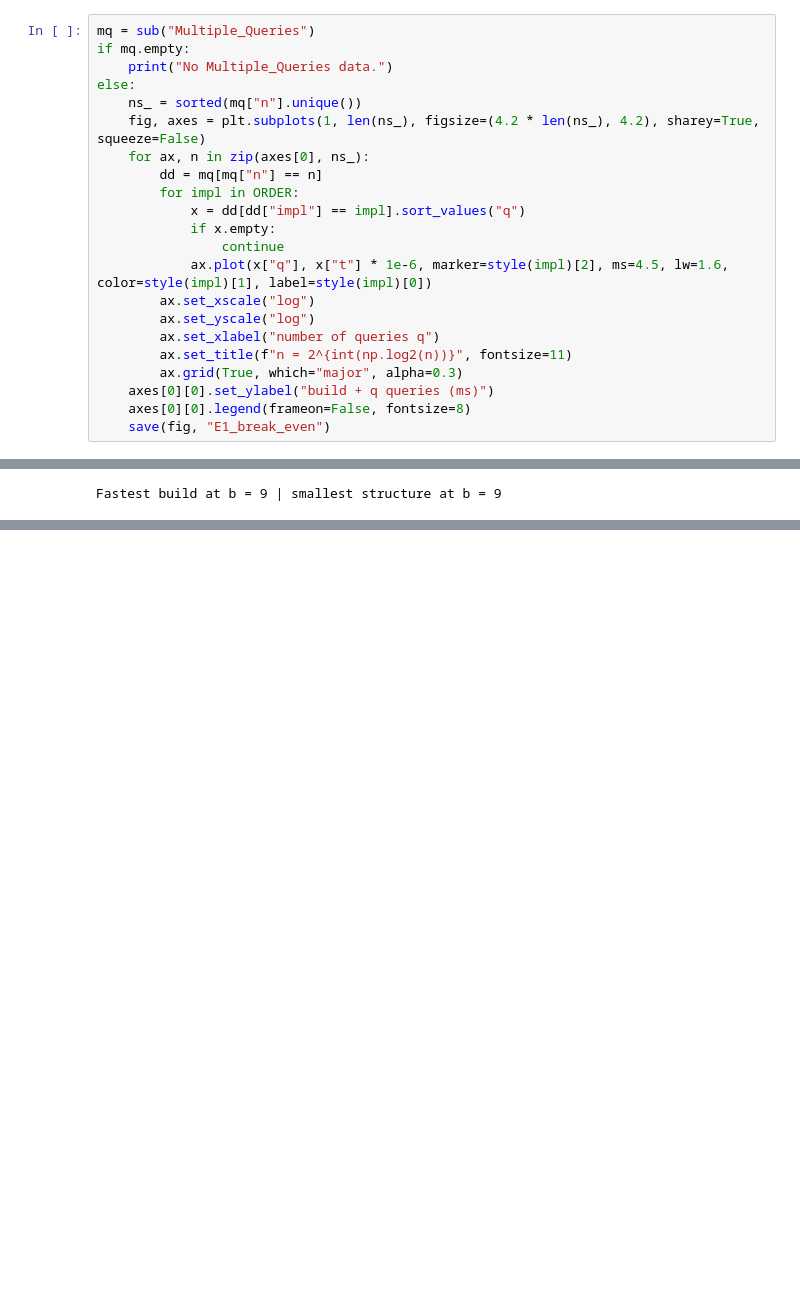
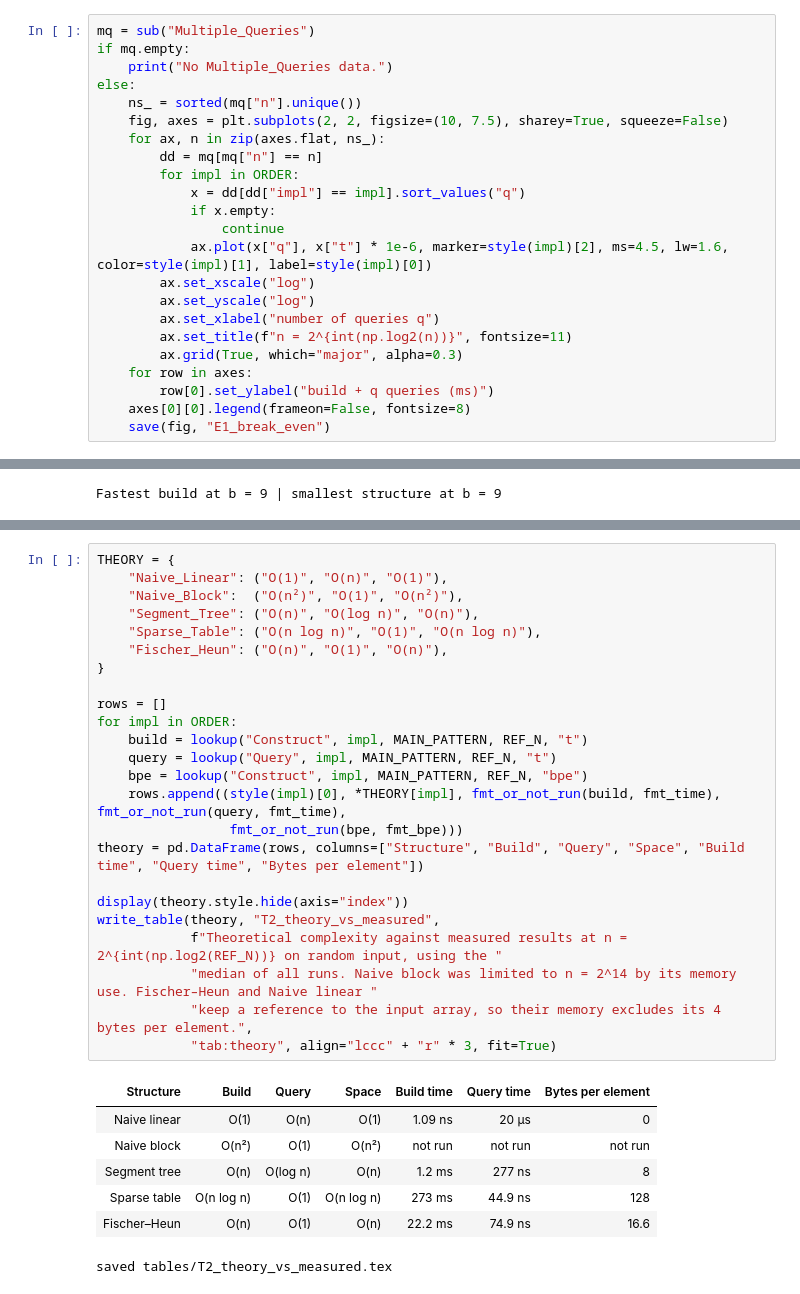
Before and after one commit to replicantStarr/Range-Minimum-Query-Implementation-Comparisons, a Jupyter notebook: analysis/rmq_plot_analysis.ipynb, the cells around one changed output, grey strips where cells are left out. Cells and saved outputs as stored; diff of their text form; blank space fills up the shorter version.

```diff
--- a/analysis/rmq_plot_analysis.ipynb
+++ b/analysis/rmq_plot_analysis.ipynb
@@ -596,8 +597,8 @@ if mq.empty:
     print("No Multiple_Queries data.")
 else:
     ns_ = sorted(mq["n"].unique())
-    fig, axes = plt.subplots(1, len(ns_), figsize=(4.2 * len(ns_), 4.2), sharey=True, squeeze=False)
-    for ax, n in zip(axes[0], ns_):
+    fig, axes = plt.subplots(2, 2, figsize=(10, 7.5), sharey=True, squeeze=False)
+    for ax, n in zip(axes.flat, ns_):
         dd = mq[mq["n"] == n]
         for impl in ORDER:
             x = dd[dd["impl"] == impl].sort_values("q")
@@ -609,6 +610,7 @@ else:
         ax.set_xlabel("number of queries q")
         ax.set_title(f"n = 2^{int(np.log2(n))}", fontsize=11)
         ax.grid(True, which="major", alpha=0.3)
-    axes[0][0].set_ylabel("build + q queries (ms)")
+    for row in axes:
+        row[0].set_ylabel("build + q queries (ms)")
     axes[0][0].legend(frameon=False, fontsize=8)
     save(fig, "E1_break_even")
@@ -673,0 +777,32 @@ Fastest build at b = 9 | smallest structure at b = 9
+# %%
+THEORY = {
+    "Naive_Linear": ("O(1)", "O(n)", "O(1)"),
+    "Naive_Block":  ("O(n²)", "O(1)", "O(n²)"),
+    "Segment_Tree": ("O(n)", "O(log n)", "O(n)"),
+    "Sparse_Table": ("O(n log n)", "O(1)", "O(n log n)"),
+    "Fischer_Heun": ("O(n)", "O(1)", "O(n)"),
+}
+
+rows = []
+for impl in ORDER:
+    build = lookup("Construct", impl, MAIN_PATTERN, REF_N, "t")
+    query = lookup("Query", impl, MAIN_PATTERN, REF_N, "t")
+    bpe = lookup("Construct", impl, MAIN_PATTERN, REF_N, "bpe")
+    rows.append((style(impl)[0], *THEORY[impl], fmt_or_not_run(build, fmt_time), fmt_or_not_run(query, fmt_time),
+                 fmt_or_not_run(bpe, fmt_bpe)))
+theory = pd.DataFrame(rows, columns=["Structure", "Build", "Query", "Space", "Build time", "Query time", "Bytes per element"])
+
+display(theory.style.hide(axis="index"))
+write_table(theory, "T2_theory_vs_measured",
+            f"Theoretical complexity against measured results at n = 2^{int(np.log2(REF_N))} on random input, using the "
+            "median of all runs. Naive block was limited to n = 2^14 by its memory use. Fischer–Heun and Naive linear "
+            "keep a reference to the input array, so their memory excludes its 4 bytes per element.",
+            "tab:theory", align="lccc" + "r" * 3, fit=True)
+# %% [output]
+| Structure | Build | Query | Space | Build time | Query time | Bytes per element |
+| Naive linear | O(1) | O(n) | O(1) | 1.09 ns | 20 µs | 0 |
+| Naive block | O(n²) | O(1) | O(n²) | not run | not run | not run |
+| Segment tree | O(n) | O(log n) | O(n) | 1.2 ms | 277 ns | 8 |
+| Sparse table | O(n log n) | O(1) | O(n log n) | 273 ms | 44.9 ns | 128 |
+| Fischer–Heun | O(n) | O(1) | O(n) | 22.2 ms | 74.9 ns | 16.6 |
+saved tables/T2_theory_vs_measured.tex
```
Also changed, not shown: parts of 12 cells of this notebook, 30 other files.
